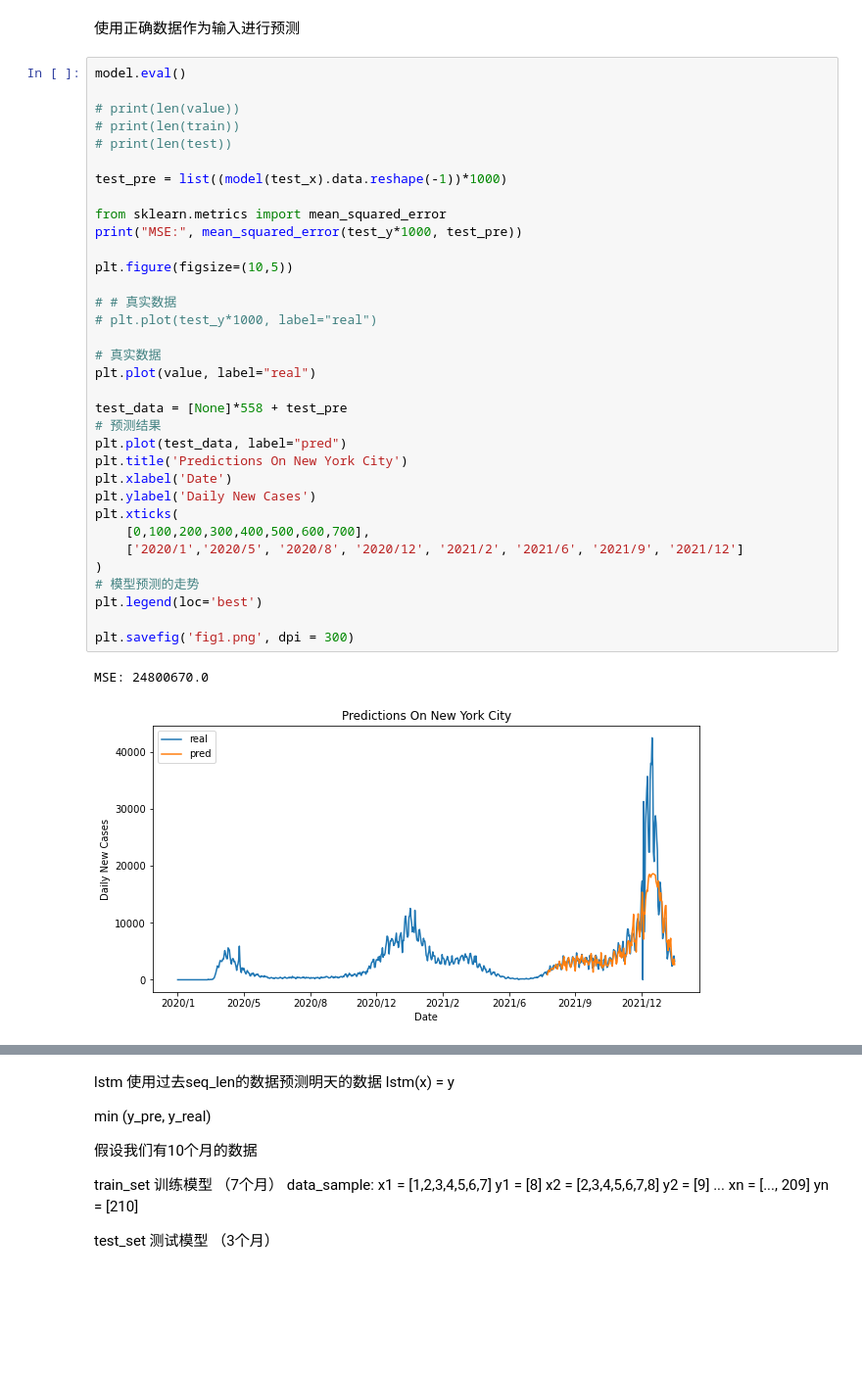
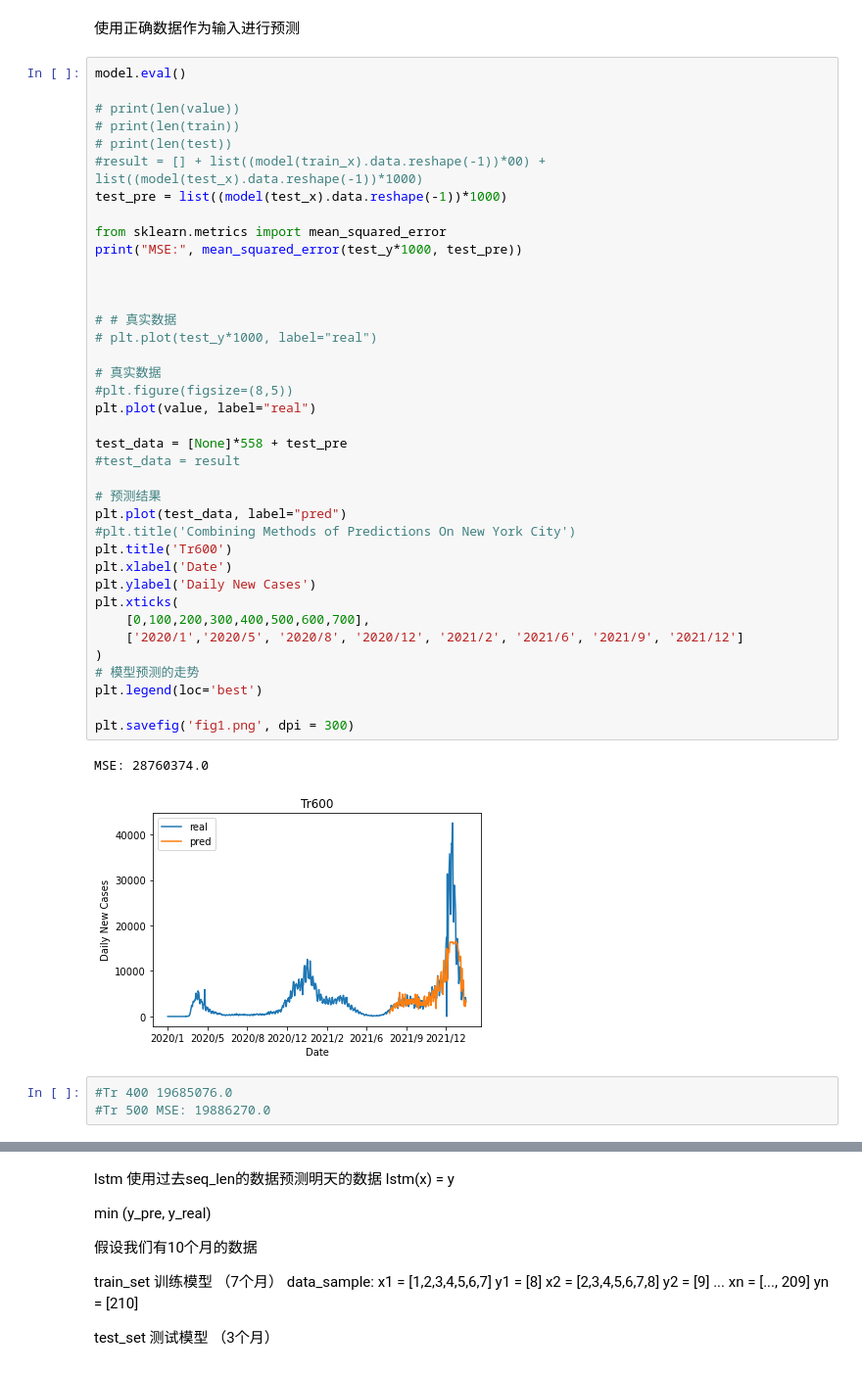
Before and after one commit to GoodrainCN/Covid_Trend, a Jupyter notebook: LSTM.ipynb, the cells around one changed output, grey strips where cells are left out. Shown: that part at 98% size. Saved outputs shown, nothing was run; the diff lists cells and outputs as text; blank space fills up the shorter version.

```diff
--- a/LSTM.ipynb
+++ b/LSTM.ipynb
@@ -126,35 +126,42 @@ model.eval()
 
 # print(len(value))
 # print(len(train))
 # print(len(test))
-
+#result = [] + list((model(train_x).data.reshape(-1))*00) + list((model(test_x).data.reshape(-1))*1000)
 test_pre = list((model(test_x).data.reshape(-1))*1000)
 
 from sklearn.metrics import mean_squared_error
 print("MSE:", mean_squared_error(test_y*1000, test_pre))
 
-plt.figure(figsize=(10,5))
+
 
 # # 真实数据
 # plt.plot(test_y*1000, label="real")
 
 # 真实数据
+#plt.figure(figsize=(8,5))
 plt.plot(value, label="real")
 
 test_data = [None]*558 + test_pre
+#test_data = result
+
 # 预测结果
 plt.plot(test_data, label="pred")
-plt.title('Predictions On New York City')
+#plt.title('Combining Methods of Predictions On New York City')
+plt.title('Tr600')
 plt.xlabel('Date')
 plt.ylabel('Daily New Cases')
 plt.xticks(
     [0,100,200,300,400,500,600,700],
     ['2020/1','2020/5', '2020/8', '2020/12', '2021/2', '2021/6', '2021/9', '2021/12']
 )
 # 模型预测的走势
 plt.legend(loc='best')
 
 plt.savefig('fig1.png', dpi = 300)
 # %% [output]
-MSE: 24800670.0
+MSE: 28760374.0
-[figure, old version]
+[figure, new version]
+# %%
+#Tr 400 19685076.0
+#Tr 500 MSE: 19886270.0
```
Also changed, not shown: parts of 5 cells of this notebook, 10 other files.
